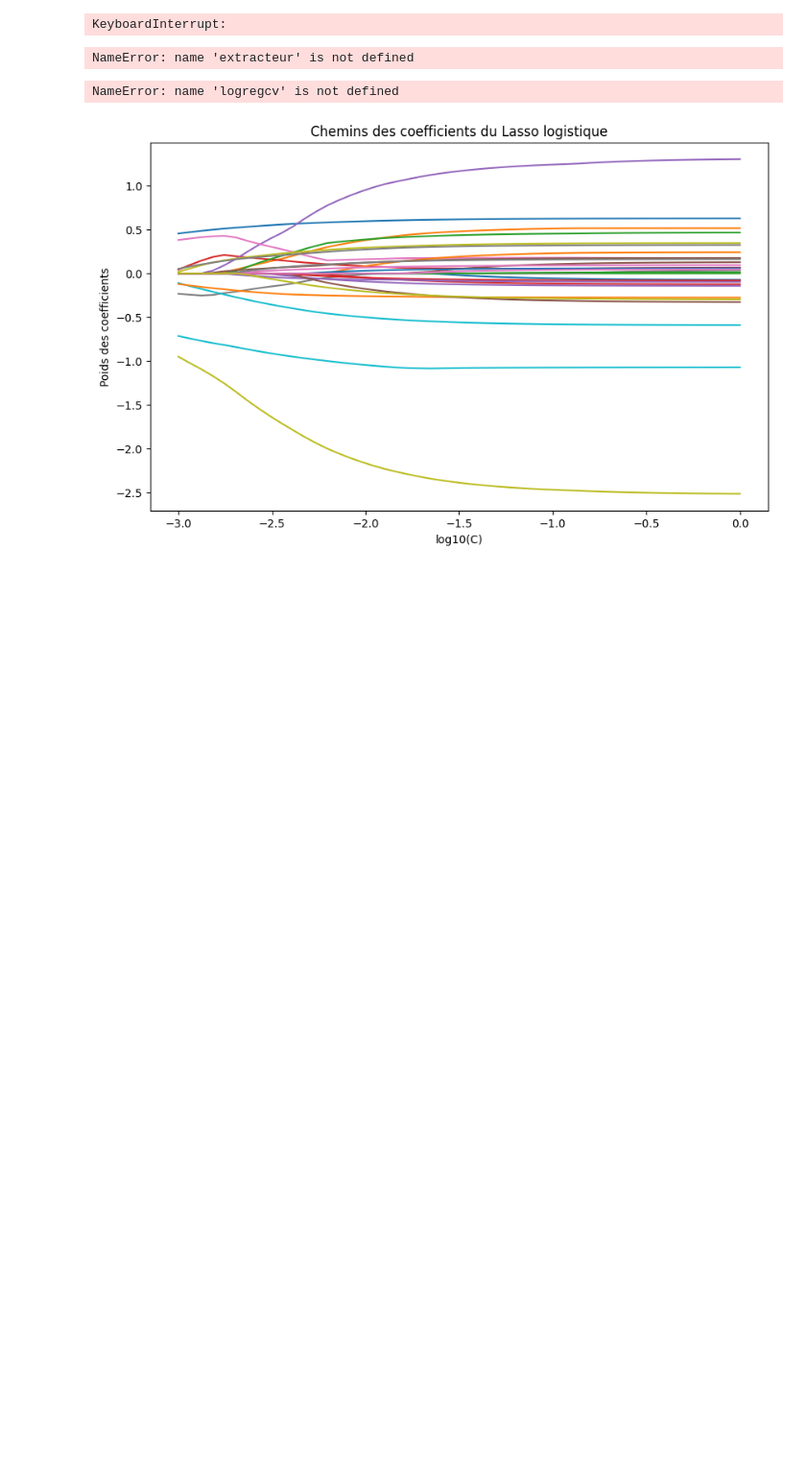
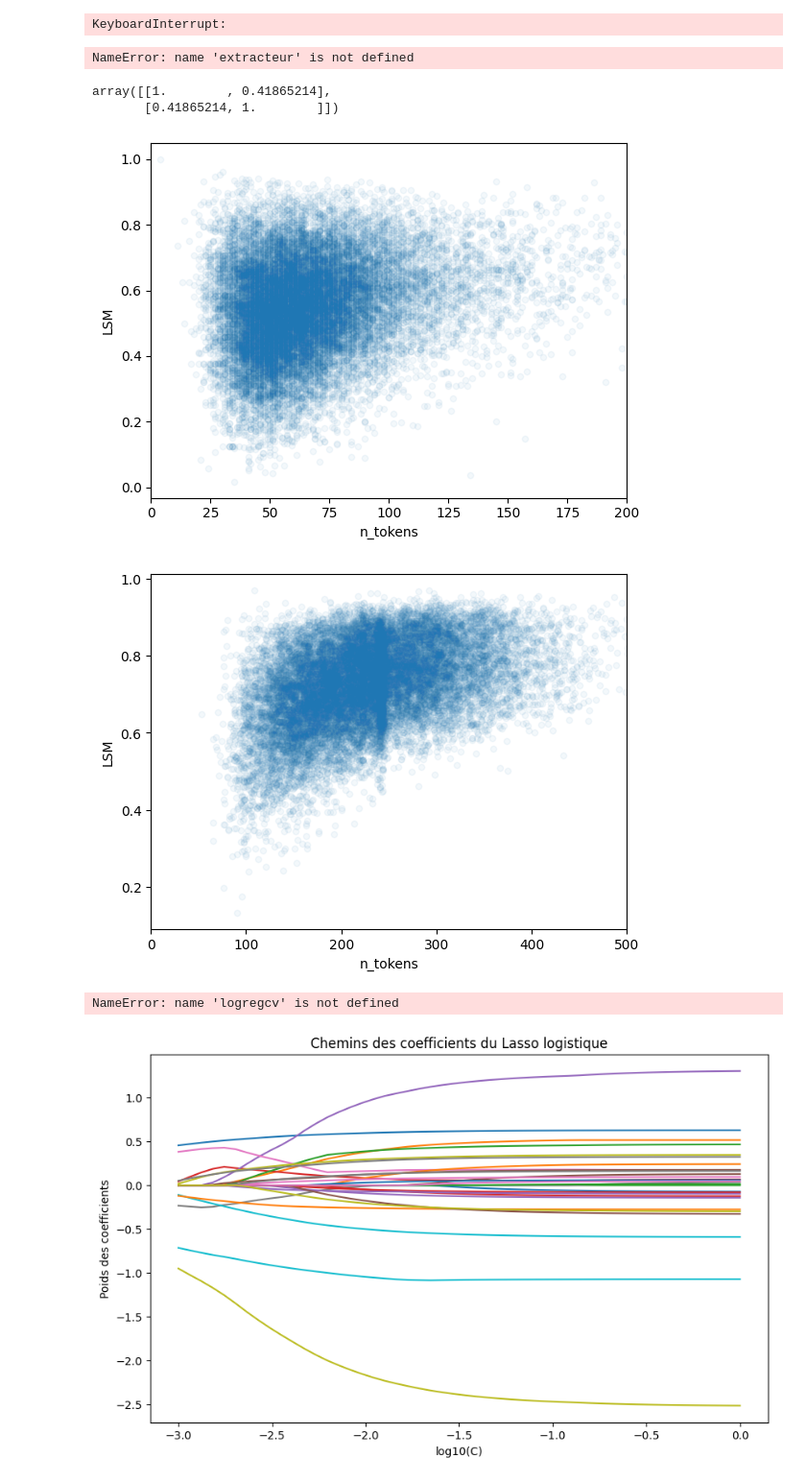
Before and after one commit to telecom-projet-nlp/human-gpt-linguistic-differences, a Jupyter notebook: notebook/Answers.ipynb, the cells around one changed output. Shown: that part at 96% size. Cells and saved outputs as stored; diff of their text form; code cells hidden in the pictures; blank space fills up the shorter version.

Commit message:
implement LSM - n_tokens correlations

```diff
--- a/notebook/Answers.ipynb
+++ b/notebook/Answers.ipynb
@@ -617,6 +619,16 @@ extraction.to_csv("../data/GPT_valence_scores.csv")
 NameError: name 'extracteur' is not defined
 # %%
 extraction = pd.read_csv('../data/GPT_valence_scores.csv')
+# %%
+extraction["LSM"]=lsm_by_conversation["LSM"]
+extraction.query("source == 0").plot.scatter("n_tokens", "LSM", alpha=0.05, xlim=(0, 200))
+extraction.query("source == 1").plot.scatter("n_tokens", "LSM", alpha=0.05, xlim=(0, 500))
+np.corrcoef(lsm_by_conversation.query("source == 'chatgpt'")["LSM"], extraction.query("source == 1")["n_tokens"])
+# %% [output]
+array([[1.        , 0.41865214],
+       [0.41865214, 1.        ]])
+[figure, added]
+[figure, added]
 # %%
 from sklearn.metrics import roc_auc_score
 
```
Also changed, not shown: parts of 1 cell of this notebook.
